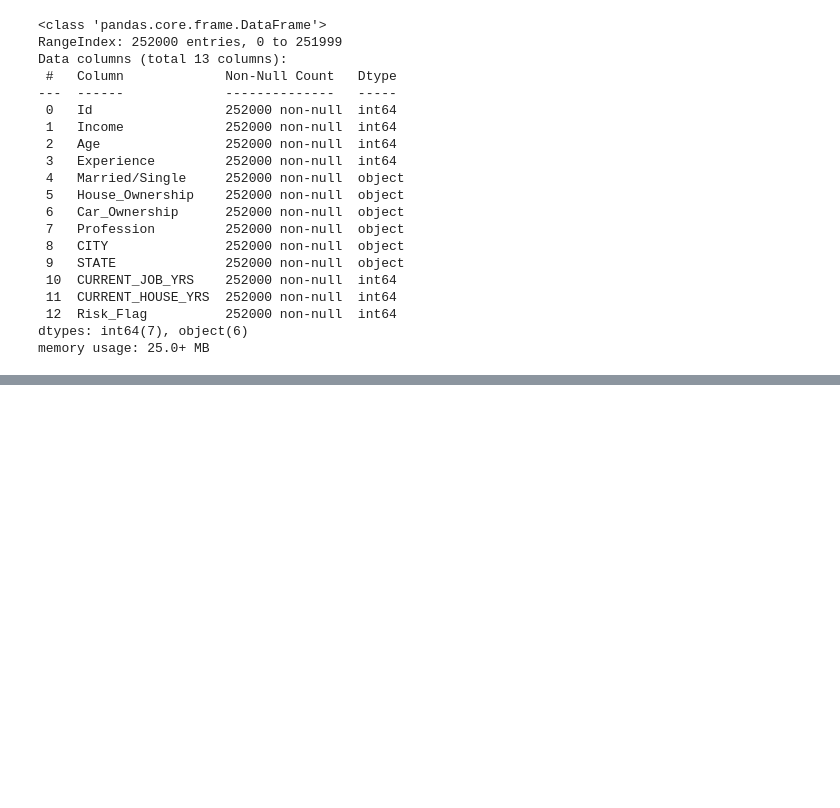
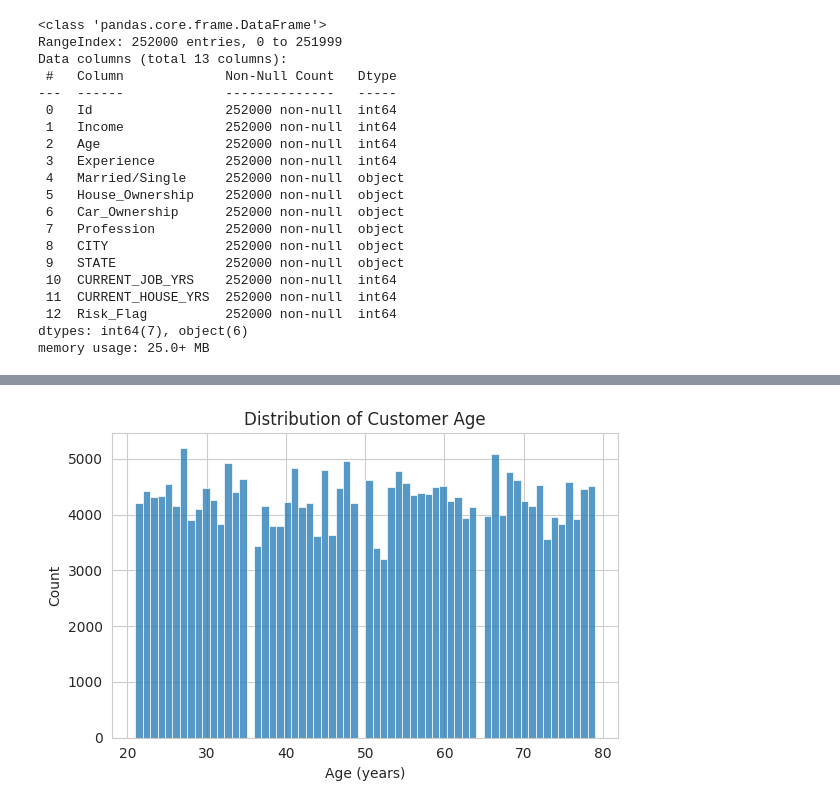
Before and after one commit to mfathul21/loan-prediction, a Jupyter notebook: Loan_Prediction_Based_on_Customers_Behaviour.ipynb, the cells around one changed output, grey strips where cells are left out. Saved outputs shown, nothing was run; the diff lists cells and outputs as text; code cells hidden in the pictures; blank space fills up the shorter version.

```diff
--- a/Loan_Prediction_Based_on_Customers_Behaviour.ipynb
+++ b/Loan_Prediction_Based_on_Customers_Behaviour.ipynb
@@ -124,0 +241,11 @@ Index(['Married/Single', 'House_Ownership', 'Car_Ownership', 'Profession',
+# %%
+plt.figure(figsize=(6,4))
+
+sns.histplot(x='age', data=df)
+plt.title('Distribution of Customer Age')
+plt.xlabel('Age (years)')
+
+plt.tight_layout()
+plt.show()
+# %% [output]
+[figure, added]
```
Also changed, not shown: parts of 32 cells of this notebook.
